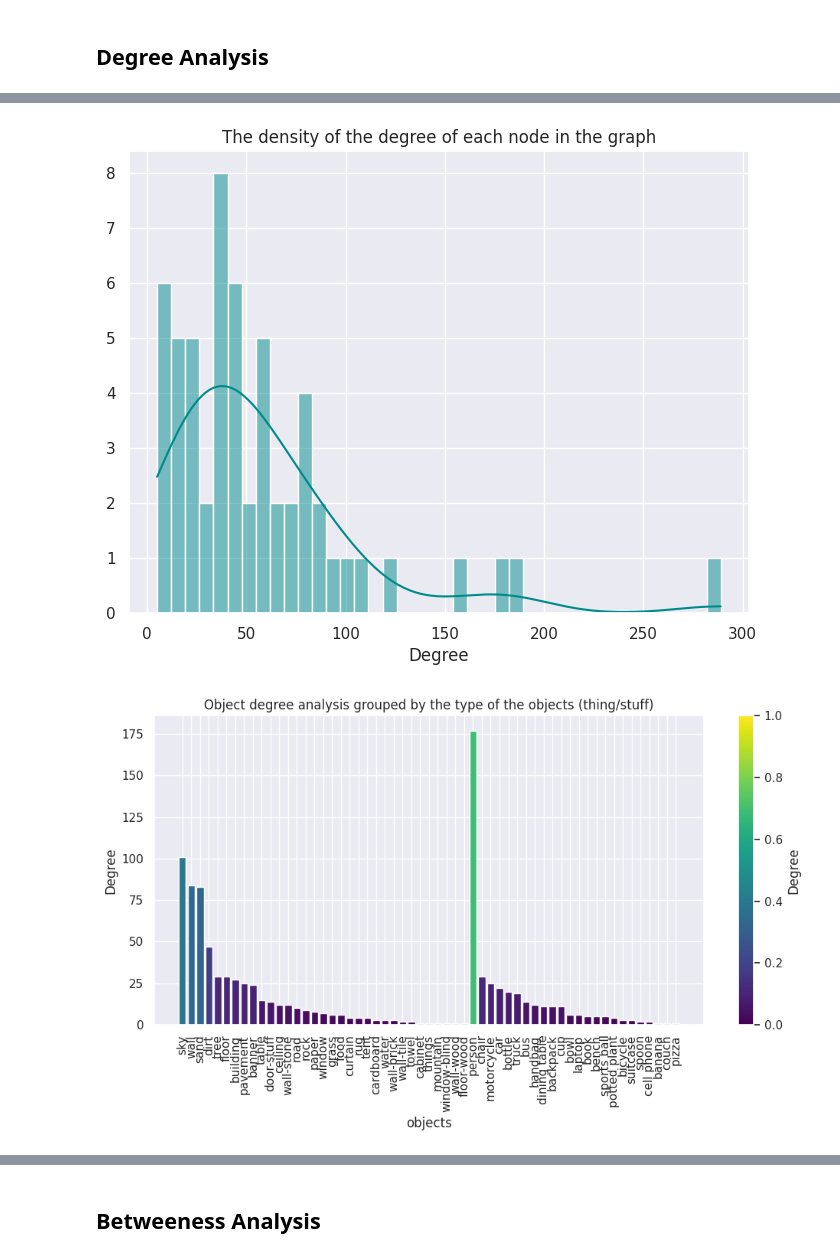
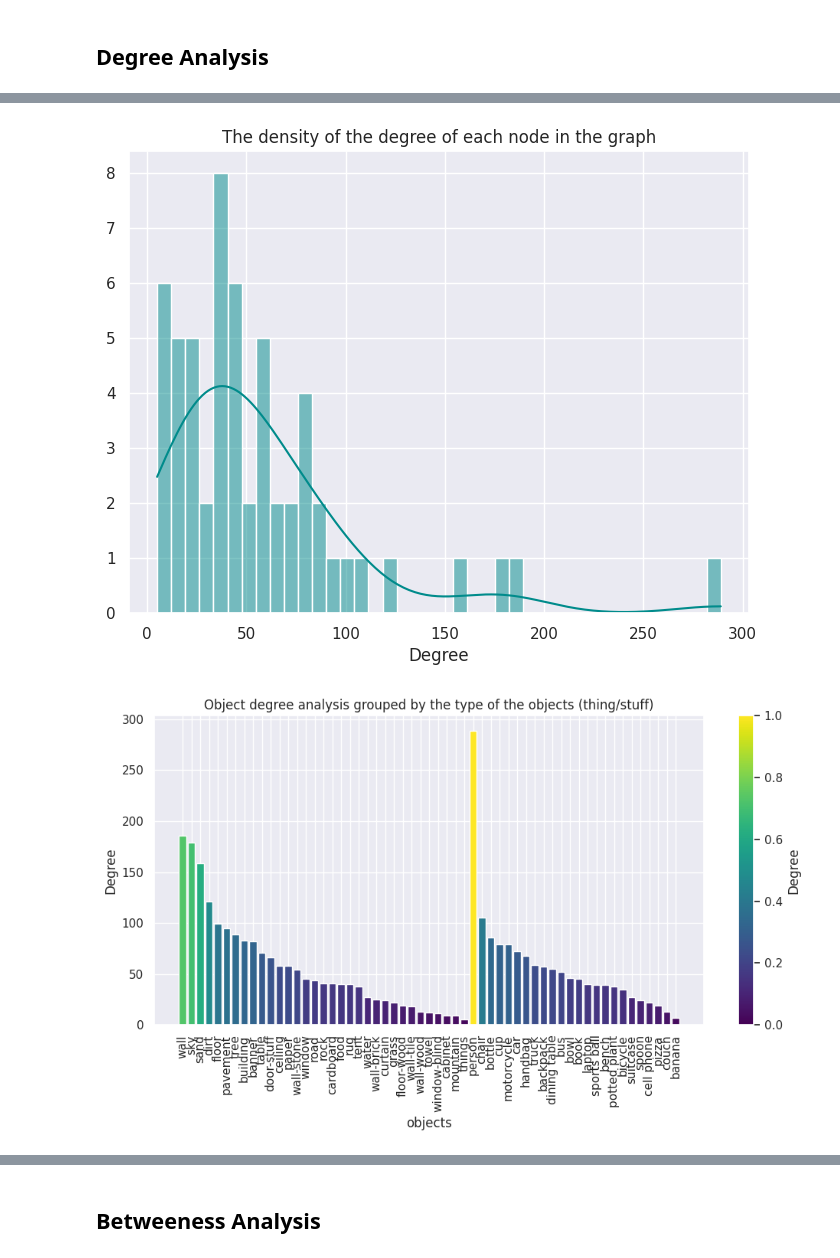
Before and after one commit to Billal-MOKHTARI/Image-Analysis-and-Object-Detection-Using-Deep-Learning, a Jupyter notebook: notebooks/3. Image_Object_Analysis.ipynb, the cells around one changed output, grey strips where cells are left out. Cells and saved outputs as stored; diff of their text form; code cells hidden in the pictures.

```diff
--- a/notebooks/3. Image_Object_Analysis.ipynb
+++ b/notebooks/3. Image_Object_Analysis.ipynb
@@ -104,32 +104,32 @@ visualization.show_distribution(data, col_y,
 # %%
 col_y = "degree"
 measure = "degree"
 visualization.show_measure(data, "Node", col_y,
                            ascending=False,
                            xlabel="objects",
                            ylabel=measure.capitalize(),
                            title=f"Object {measure} analysis")
 visualization.show_distribution(data, col_y,
                                 xlabel=measure.capitalize(),
                                 y_label="density",
                                 title=f"The density of the {measure} of each node in the graph")
 
-visualization.show_measure(data, "Node", "nodeWeight",
+visualization.show_measure(data, "Node", col_y,
                            grouped_by="type",
                            ascending=False,
                            xlabel="objects",
                            ylabel=measure.capitalize(),
                            title=f"Object {measure} analysis grouped by the type of the objects (thing/stuff)")
 
 visualization.show_distribution(data, col_y,
                                 xlabel=measure.capitalize(),
                                 y_label="density",
                                 grouped_by="type",
                                 title=f"The density of the {measure} of each node in the graph")
 # %% [output]
 [figure]
 [figure]
-[figure, old version]
+[figure, new version]
 [figure]
 # %% [markdown]
 ## Betweeness Analysis
```
Also changed, not shown: parts of 3 cells of this notebook, 1 other file.
